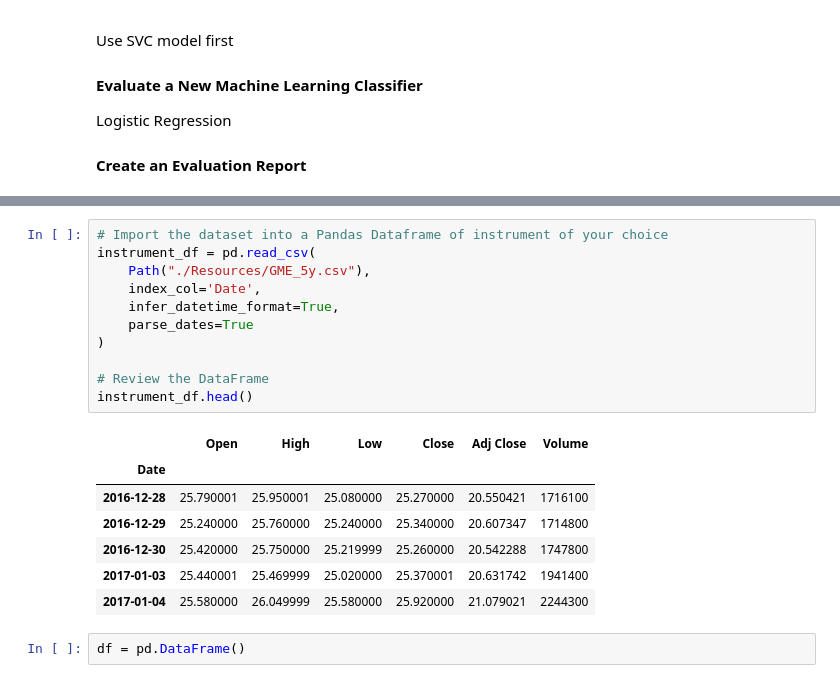
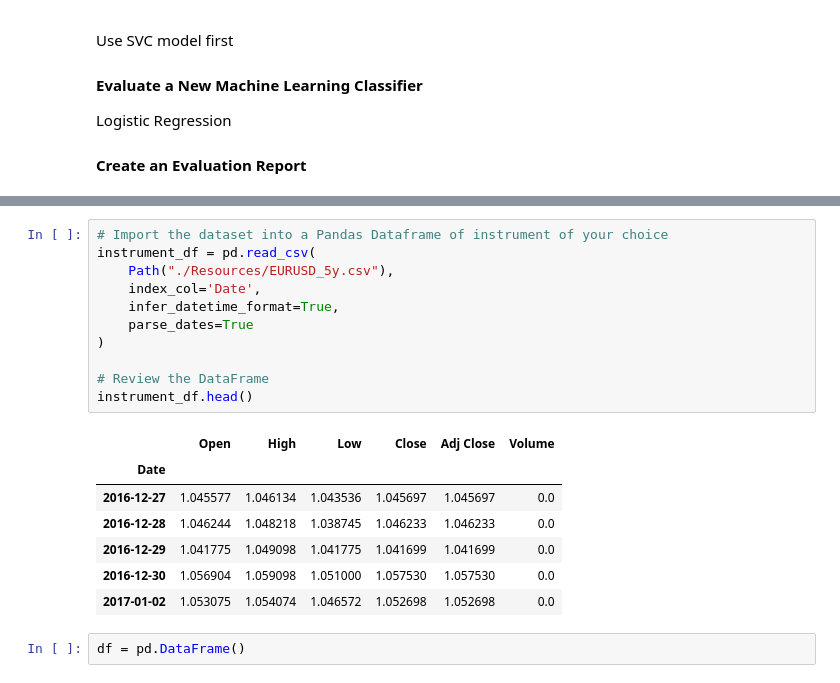
Before and after one commit to tembolo1284/Project_2_Bootcamp, a Jupyter notebook: TradingBot_OptimizedSMAs.ipynb, the cells around one changed output, grey strips where cells are left out. Saved outputs shown, nothing was run; the diff lists cells and outputs as text.

```diff
--- a/TradingBot_OptimizedSMAs.ipynb
+++ b/TradingBot_OptimizedSMAs.ipynb
@@ -23,22 +23,22 @@ from sklearn.metrics import classification_report
 # %%
 # Import the dataset into a Pandas Dataframe of instrument of your choice
 instrument_df = pd.read_csv(
-    Path("./Resources/GME_5y.csv"),
+    Path("./Resources/EURUSD_5y.csv"),
     index_col='Date',
     infer_datetime_format=True,
     parse_dates=True
 )
 
 # Review the DataFrame
 instrument_df.head()
 # %% [output]
 |  | Open | High | Low | Close | Adj Close | Volume |
 | Date |  |  |  |  |  |  |
-| 2016-12-28 | 25.790001 | 25.950001 | 25.080000 | 25.270000 | 20.550421 | 1716100 |
-| 2016-12-29 | 25.240000 | 25.760000 | 25.240000 | 25.340000 | 20.607347 | 1714800 |
-| 2016-12-30 | 25.420000 | 25.750000 | 25.219999 | 25.260000 | 20.542288 | 1747800 |
-| 2017-01-03 | 25.440001 | 25.469999 | 25.020000 | 25.370001 | 20.631742 | 1941400 |
-| 2017-01-04 | 25.580000 | 26.049999 | 25.580000 | 25.920000 | 21.079021 | 2244300 |
+| 2016-12-27 | 1.045577 | 1.046134 | 1.043536 | 1.045697 | 1.045697 | 0.0 |
+| 2016-12-28 | 1.046244 | 1.048218 | 1.038745 | 1.046233 | 1.046233 | 0.0 |
+| 2016-12-29 | 1.041775 | 1.049098 | 1.041775 | 1.041699 | 1.041699 | 0.0 |
+| 2016-12-30 | 1.056904 | 1.059098 | 1.051000 | 1.057530 | 1.057530 | 0.0 |
+| 2017-01-02 | 1.053075 | 1.054074 | 1.046572 | 1.052698 | 1.052698 | 0.0 |
 # %%
 df = pd.DataFrame()
 # %%
```
Also changed, not shown: parts of 26 cells of this notebook.
